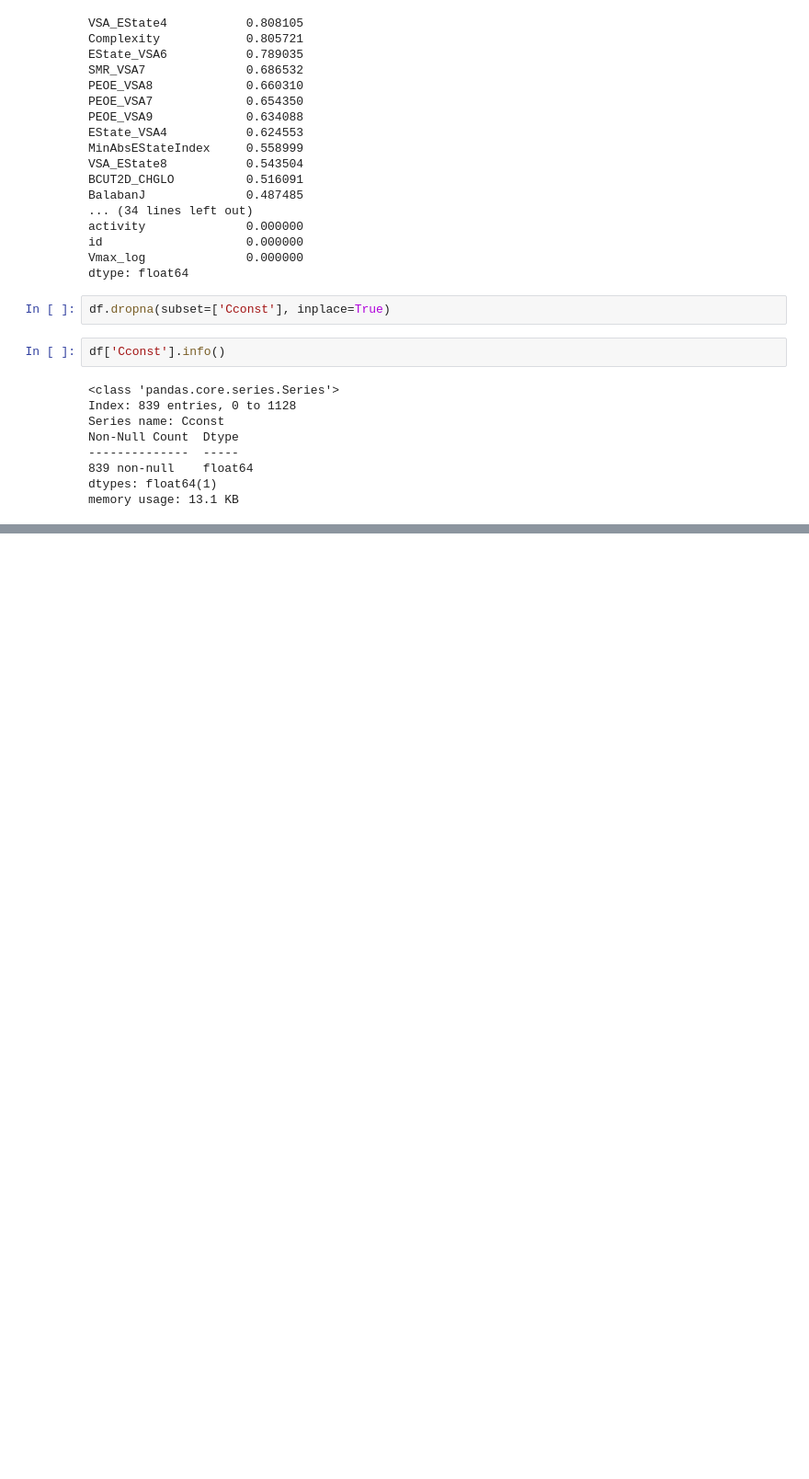
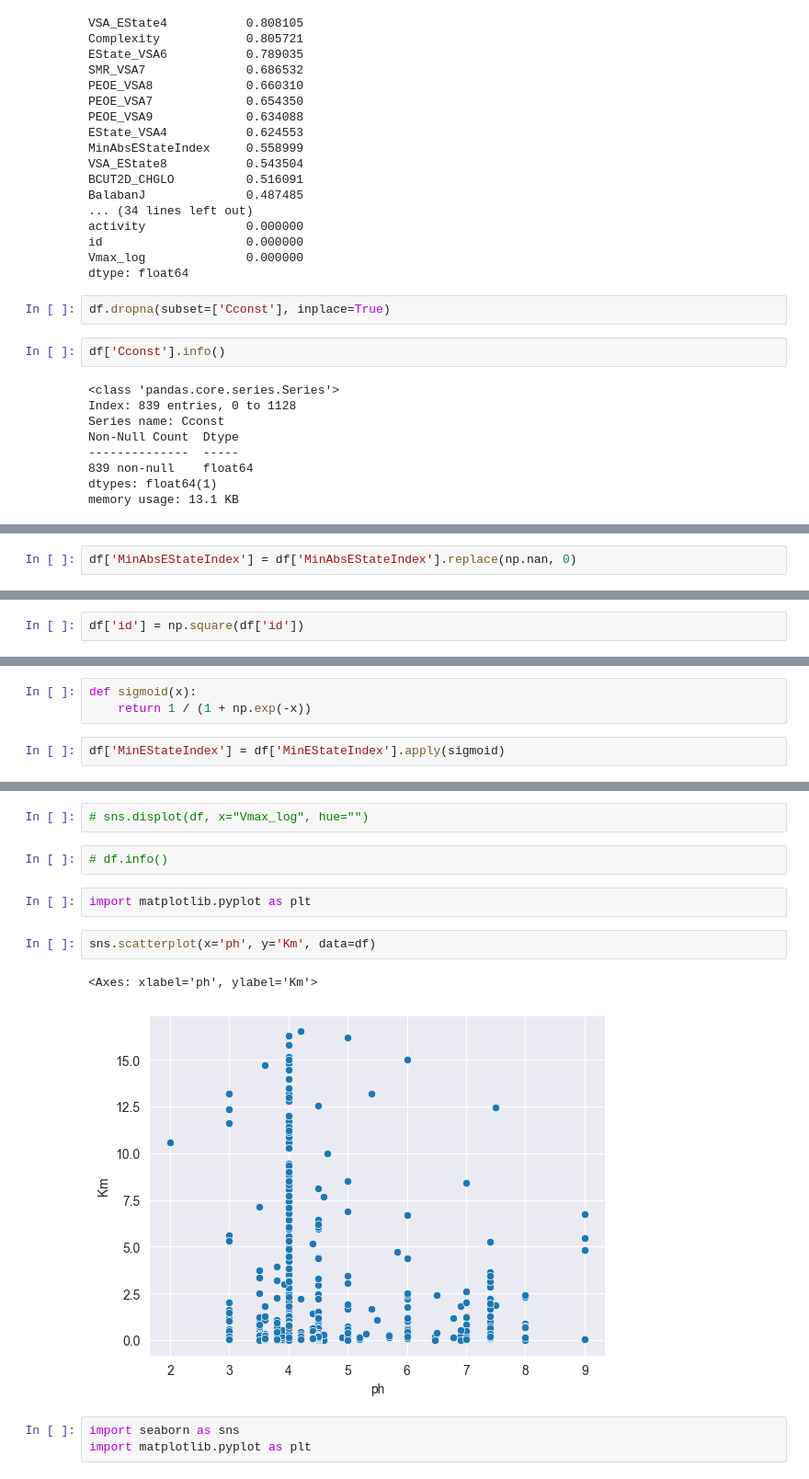
Before and after one commit to illhammm/Nanozymes1, a Jupyter notebook: Data_Preprocessing/data_preprocessing.ipynb, the cells around one changed output, grey strips where cells are left out. Shown at 92% size. Saved outputs shown, nothing was run; the diff lists cells and outputs as text; blank space fills up the shorter version.

```diff
--- a/Data_Preprocessing/data_preprocessing.ipynb
+++ b/Data_Preprocessing/data_preprocessing.ipynb
@@ -150,0 +518,2 @@ memory usage: 13.1 KB
+# %%
+df['MinAbsEStateIndex'] = df['MinAbsEStateIndex'].replace(np.nan, 0)
@@ -150,0 +536,2 @@ memory usage: 13.1 KB
+# %%
+df['id'] = np.square(df['id'])
@@ -150,0 +584,5 @@ memory usage: 13.1 KB
+# %%
+def sigmoid(x):
+    return 1 / (1 + np.exp(-x))
+# %%
+df['MinEStateIndex'] = df['MinEStateIndex'].apply(sigmoid)
@@ -150,0 +603,14 @@ memory usage: 13.1 KB
+# %%
+# sns.displot(df, x="Vmax_log", hue="")
+# %%
+# df.info()
+# %%
+import matplotlib.pyplot as plt
+# %%
+sns.scatterplot(x='ph', y='Km', data=df)
+# %% [output]
+<Axes: xlabel='ph', ylabel='Km'>
+[figure, added]
+# %%
+import seaborn as sns
+import matplotlib.pyplot as plt
```
Also changed, not shown: parts of 52 cells of this notebook, 1 other file.
